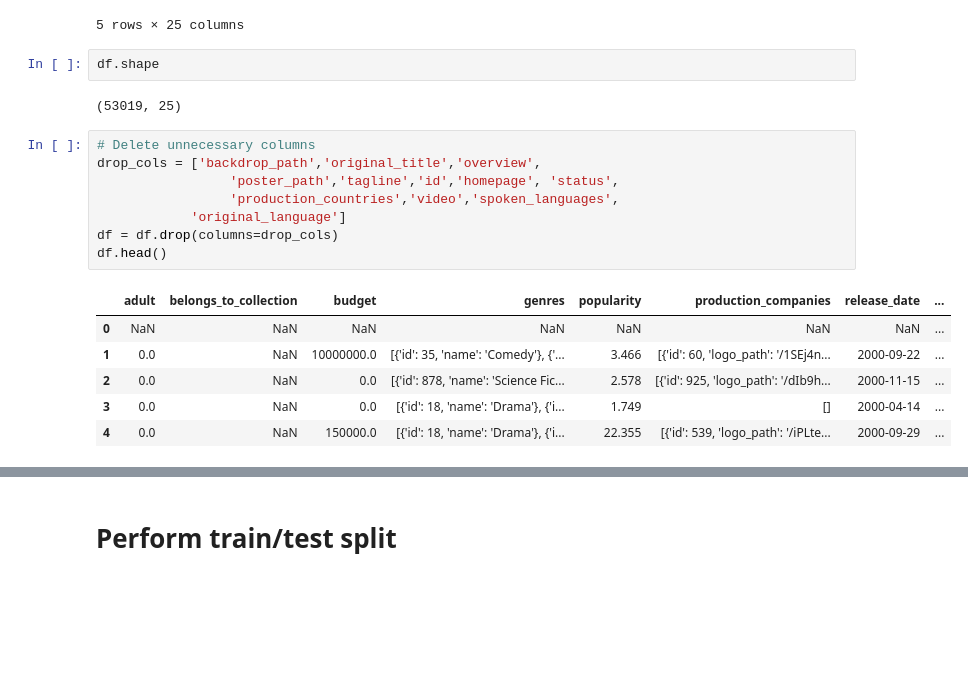
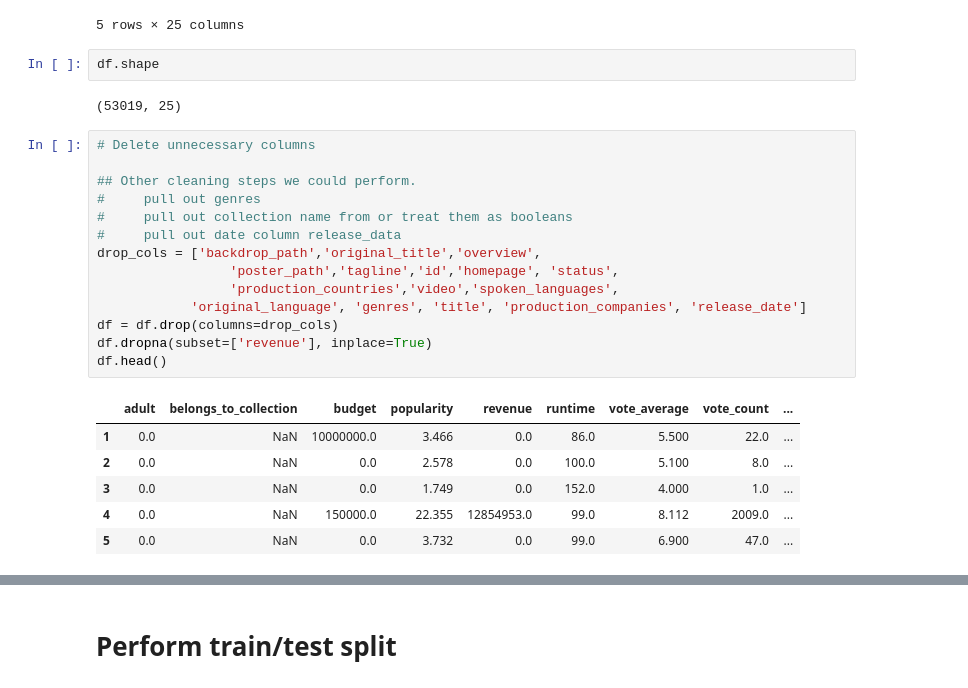
Before and after one commit to zevy613/Final-Project-The-Making-of-a-Successful-Movie, a Jupyter notebook: 6_LinearRegression.ipynb, the cells around one changed output, grey strips where cells are left out. Saved outputs shown, nothing was run; the diff lists cells and outputs as text; blank space fills up the shorter version.

```diff
--- a/6_LinearRegression.ipynb
+++ b/6_LinearRegression.ipynb
@@ -28,22 +28,28 @@ df.head()
 | 3 | 0.0 | NaN | NaN | 0.0 | [{'id': 18, 'name': 'Drama'}, {'i... | NaN | 442869.0 | hi | ... |
 | 4 | 0.0 | /n4GJFGzsc7NinI1VeGDXIcQjtU2.jpg | NaN | 150000.0 | [{'id': 18, 'name': 'Drama'}, {'i... | http://www.wkw-inthemoodforlove.com/ | 843.0 | cn | ... |
 5 rows × 25 columns
-# %%
-df.shape
-# %% [output]
-(53019, 25)
+# %%
+df.shape
+# %% [output]
+(53019, 25)
 # %%
 # Delete unnecessary columns
+
+## Other cleaning steps we could perform.
+#     pull out genres
+#     pull out collection name from or treat them as booleans
+#     pull out date column release_data
 drop_cols = ['backdrop_path','original_title','overview',
                  'poster_path','tagline','id','homepage', 'status',
                  'production_countries','video','spoken_languages',
-            'original_language']
+            'original_language', 'genres', 'title', 'production_companies', 'release_date']
 df = df.drop(columns=drop_cols)
+df.dropna(subset=['revenue'], inplace=True)
 df.head()
 # %% [output]
-|  | adult | belongs_to_collection | budget | genres | popularity | production_companies | release_date | ... |
-| 0 | NaN | NaN | NaN | NaN | NaN | NaN | NaN | ... |
-| 1 | 0.0 | NaN | 10000000.0 | [{'id': 35, 'name': 'Comedy'}, {'... | 3.466 | [{'id': 60, 'logo_path': '/1SEj4n... | 2000-09-22 | ... |
-| 2 | 0.0 | NaN | 0.0 | [{'id': 878, 'name': 'Science Fic... | 2.578 | [{'id': 925, 'logo_path': '/dIb9h... | 2000-11-15 | ... |
-| 3 | 0.0 | NaN | 0.0 | [{'id': 18, 'name': 'Drama'}, {'i... | 1.749 | [] | 2000-04-14 | ... |
-| 4 | 0.0 | NaN | 150000.0 | [{'id': 18, 'name': 'Drama'}, {'i... | 22.355 | [{'id': 539, 'logo_path': '/iPLte... | 2000-09-29 | ... |
+|  | adult | belongs_to_collection | budget | popularity | revenue | runtime | vote_average | vote_count | ... |
+| 1 | 0.0 | NaN | 10000000.0 | 3.466 | 0.0 | 86.0 | 5.500 | 22.0 | ... |
+| 2 | 0.0 | NaN | 0.0 | 2.578 | 0.0 | 100.0 | 5.100 | 8.0 | ... |
+| 3 | 0.0 | NaN | 0.0 | 1.749 | 0.0 | 152.0 | 4.000 | 1.0 | ... |
+| 4 | 0.0 | NaN | 150000.0 | 22.355 | 12854953.0 | 99.0 | 8.112 | 2009.0 | ... |
+| 5 | 0.0 | NaN | 0.0 | 3.732 | 0.0 | 99.0 | 6.900 | 47.0 | ... |
```
Also changed, not shown: parts of 8 cells of this notebook, 1 other file.
